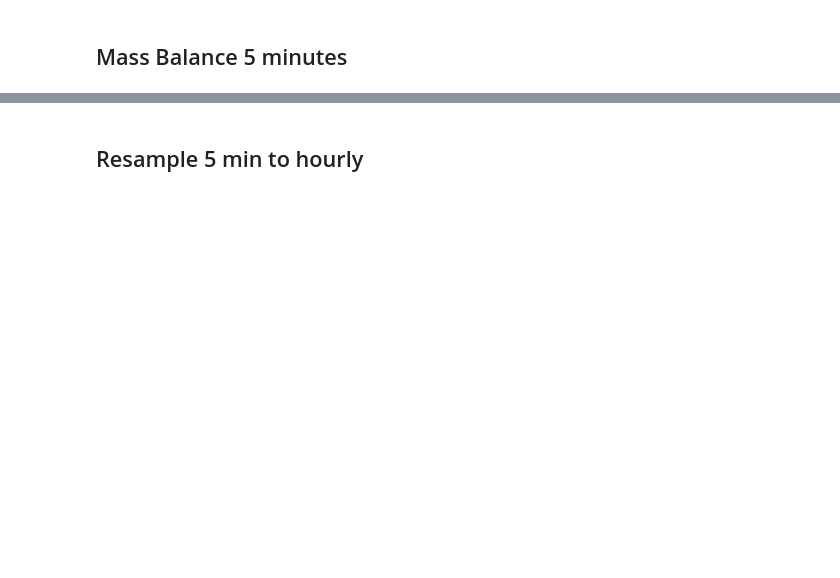
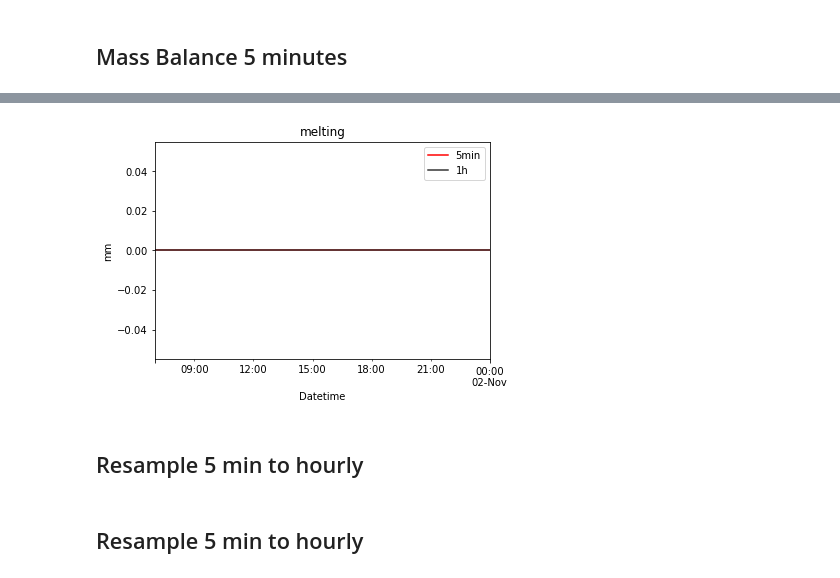
Before and after one commit to geoframecomponents/SnowMelting, a Jupyter notebook: resources/myinput/CheckMassBalanceHock.ipynb, the cells around one changed output, grey strips where cells are left out. Cells and saved outputs as stored; diff of their text form; code cells hidden in the pictures; blank space fills up the shorter version.

```diff
--- a/resources/myinput/CheckMassBalanceHock.ipynb
+++ b/resources/myinput/CheckMassBalanceHock.ipynb
@@ -72,4 +87,17 @@ plt.show()
+# %%
+tStart = '2013-11-01 07:00'
+tEnd = '2013-11-02 00:00'
+melting_5min[tStart:tEnd]['10'].plot(color='red')
+melting[tStart:tEnd]['10'].plot(color='0.2')
+plt.legend(['5min', '1h'])
+plt.ylabel("mm")
+plt.title('melting')
+plt.show()
+# %% [output]
+[figure, added]
 # %% [markdown]
 ## Resample 5 min to hourly
+# %% [markdown]
+## Resample 5 min to hourly
 # %%
 melting_resampled = melting_5min.resample('1h').sum()
```
Also changed, not shown: parts of 12 cells of this notebook.
